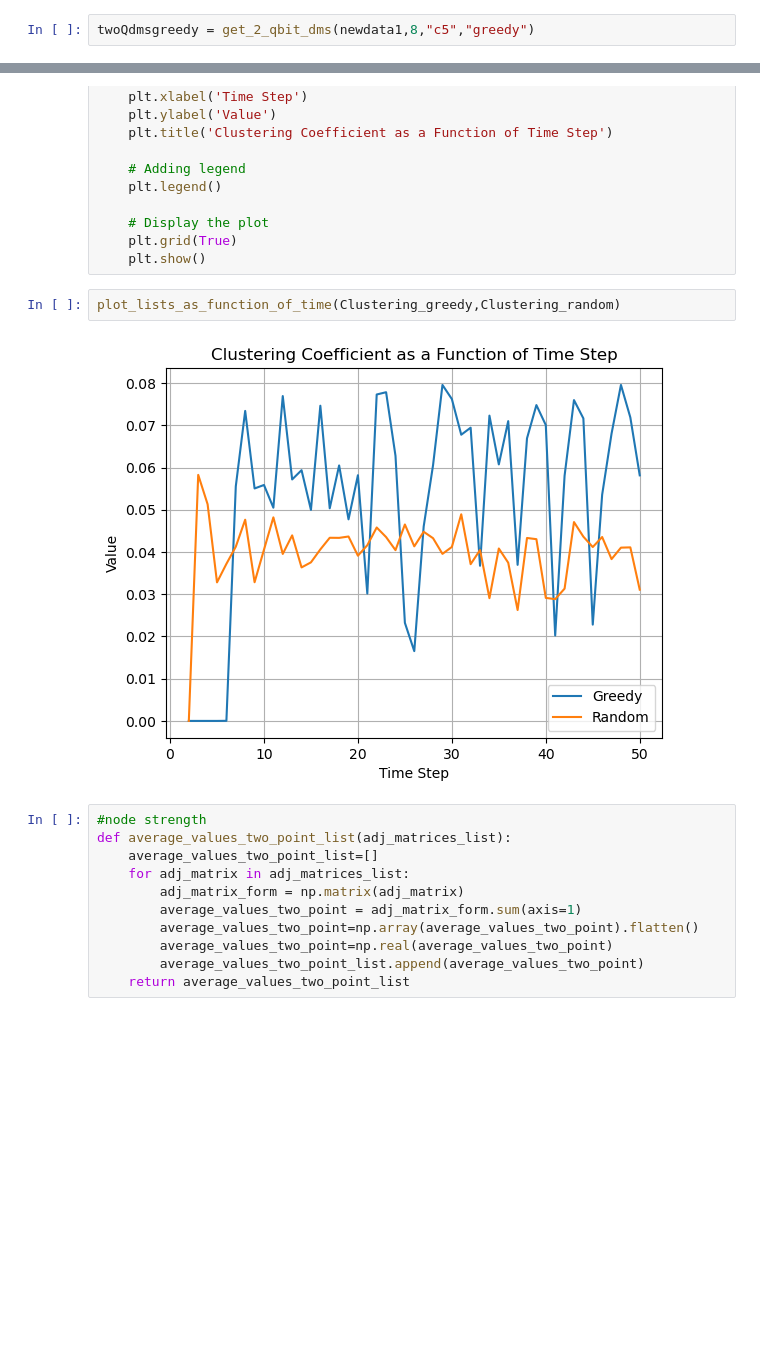
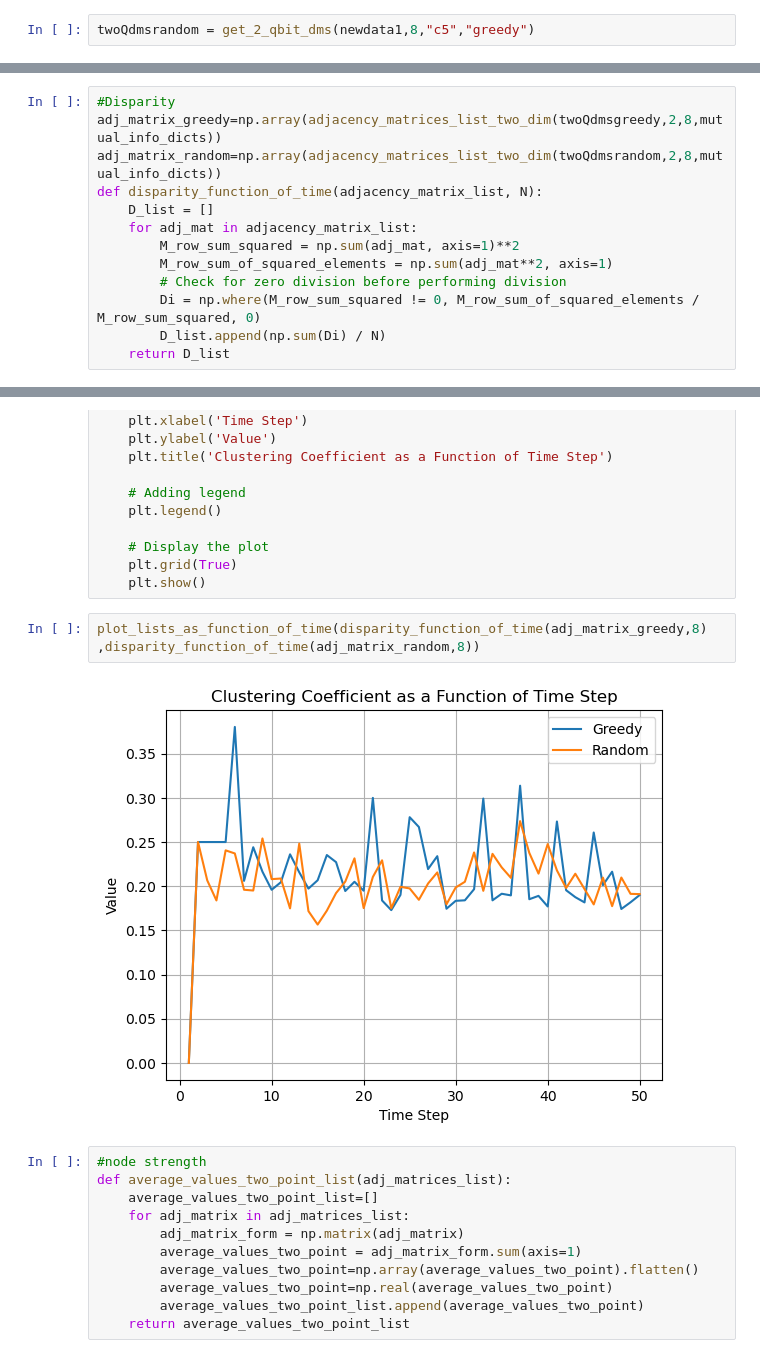
Before and after one commit to jacksonhenry3/Qnibble, a Jupyter notebook: Notebooks/MI_complexity_measures.ipynb, the cells around one changed output, grey strips where cells are left out. Saved outputs shown, nothing was run; the diff lists cells and outputs as text; blank space fills up the shorter version.

Commit message:
Disparity

```diff
--- a/Notebooks/MI_complexity_measures.ipynb
+++ b/Notebooks/MI_complexity_measures.ipynb
@@ -185,6 +185,6 @@ def get_3_qbit_dms(data, n_qubits, connectivity,update_rule):
         result.append(dat)
     return(np.array(result))
 # %%
-twoQdmsgreedy = get_2_qbit_dms(newdata1,8,"c5","greedy")
+twoQdmsrandom = get_2_qbit_dms(newdata1,8,"c5","greedy")
 # %%
 twoQdmsrandom = get_2_qbit_dms(newdata2,8,"c5","random")
@@ -267,3 +270,16 @@ def clustering_coeff_function_of_time(adjacency_matrix_list):
         M_cube_trace = np.trace(M_cube)
         C_list.append(M_cube_trace/sum_of_M_sq)
     return(C_list)
+# %%
+#Disparity
+adj_matrix_greedy=np.array(adjacency_matrices_list_two_dim(twoQdmsgreedy,2,8,mutual_info_dicts))
+adj_matrix_random=np.array(adjacency_matrices_list_two_dim(twoQdmsrandom,2,8,mutual_info_dicts))
+def disparity_function_of_time(adjacency_matrix_list, N):
+    D_list = []
+    for adj_mat in adjacency_matrix_list:
+        M_row_sum_squared = np.sum(adj_mat, axis=1)**2
+        M_row_sum_of_squared_elements = np.sum(adj_mat**2, axis=1)
+        # Check for zero division before performing division
+        Di = np.where(M_row_sum_squared != 0, M_row_sum_of_squared_elements / M_row_sum_squared, 0)
+        D_list.append(np.sum(Di) / N)
+    return D_list
@@ -292,9 +329,10 @@ def plot_lists_as_function_of_time(list1, list2):
     plt.grid(True)
     plt.show()
 # %%
-plot_lists_as_function_of_time(Clustering_greedy,Clustering_random)
+plot_lists_as_function_of_time(disparity_function_of_time(adj_matrix_greedy,8)
+,disparity_function_of_time(adj_matrix_random,8))
 # %% [output]
-[figure, old version]
+[figure, new version]
 # %%
 #node strength
 def average_values_two_point_list(adj_matrices_list):
```
Also changed, not shown: parts of 7 cells of this notebook, 5 other files.
